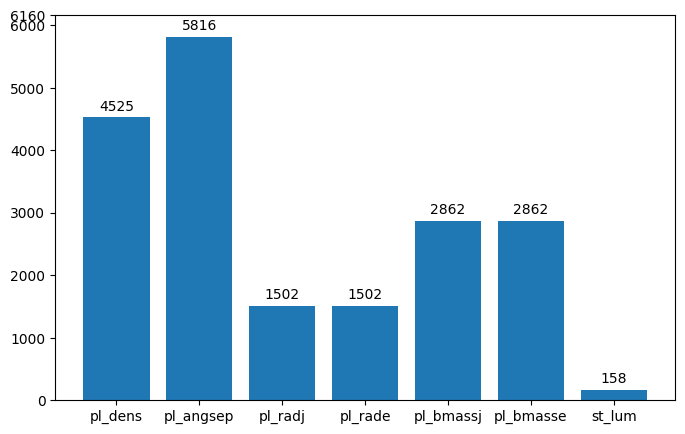
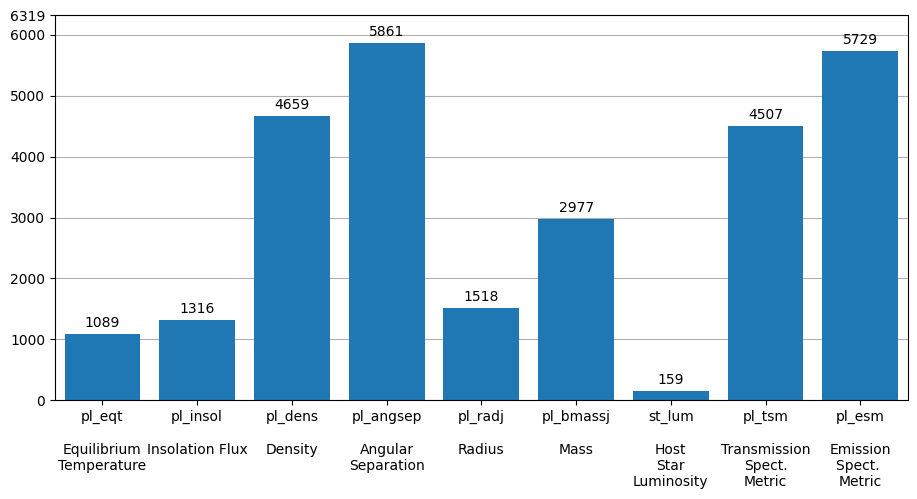
Unified diff of the notebook cell whose output changed from the first chart to the second:
--- before
+++ after
@@ -1,13 +1,32 @@
 names = []
+sub_names = {
+    "pl_eqt": "Equilibrium\nTemperature",
+    "pl_insol": "Insolation Flux",
+    "pl_dens":"Density",
+    "pl_angsep": "Angular\nSeparation", 
+    "pl_radj": "Radius",
+    "pl_bmassj":  "Mass",
+    "st_lum": "Host\nStar\nLuminosity",
+    "pl_tsm": "Transmission\nSpect.\nMetric",
+    "pl_esm": "Emission\nSpect. \nMetric"
+}
 calcs = []
+drop = ["pl_rade", "pl_bmasse"]
 
 for q, name in zip(calc_queries, ref_columns):
     if len(q) > 0: 
-        names.append(name.replace("_reflink", ''))
+        name = name.replace("_reflink", '')
+        if name in drop:
+            continue
+        names.append(f"{name}\n\n{sub_names[name]}")
         calcs.append(len(q))
 
-fig, ax = plt.subplots(figsize=(8,5))
+fig, ax = plt.subplots(figsize=(11,5))
+
 _ = ax.bar_label(ax.bar(names, calcs), padding=3)
+ax.set_axisbelow(True)
+ax.grid(axis="y")
 ax.set_ylim(0,total_count)
+ax.set_xlim(-0.5,8.5)
 ax.set_yticks([1000*i for i in range(round(total_count/1000)+1)] + [total_count])
-plt.savefig("calculated_columns.svg", bbox_inches="tight")
+plt.savefig("./plots/calculated_columns.pdf", bbox_inches="tight", dpi=300)

Commit: added table computation and exported distribution and heatmap plots